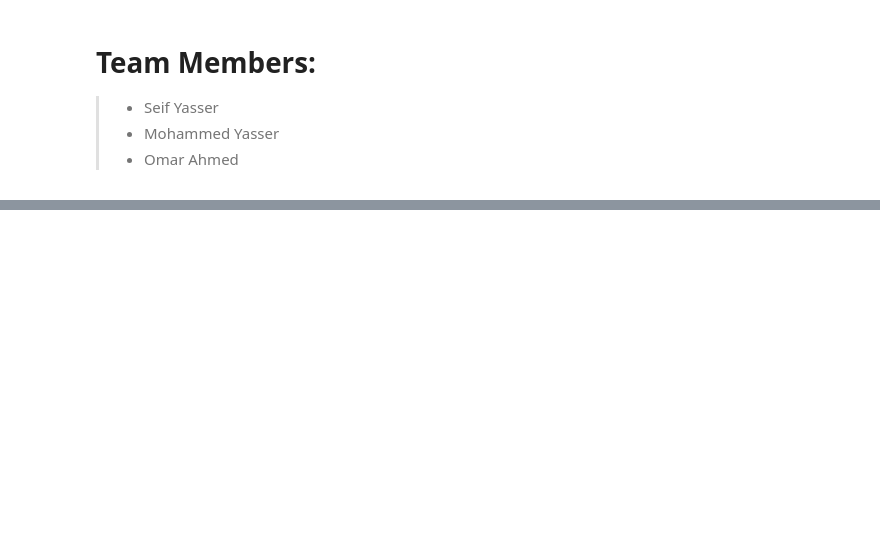
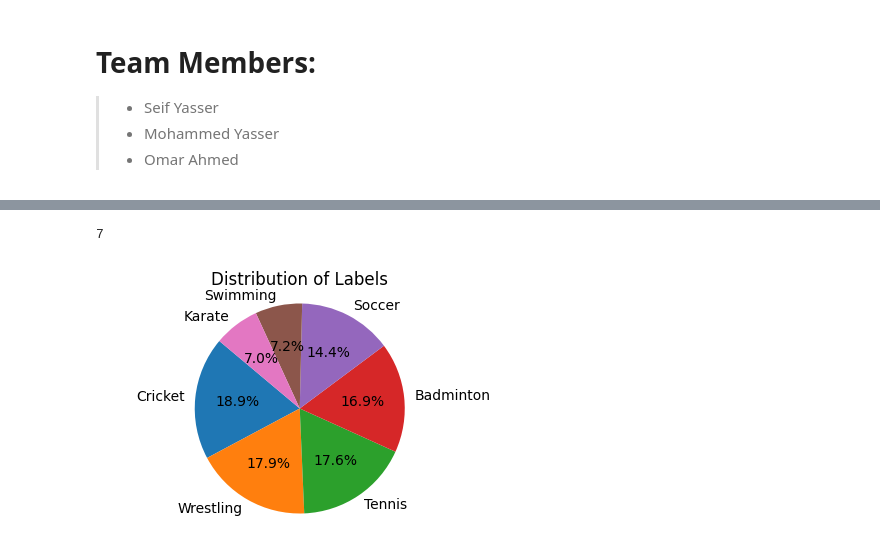
Before and after one commit to Seif-Yasser-Ahmed/Sports-Image-Classification, a Jupyter notebook: notebooks/main.ipynb, the cells around one changed output, grey strips where cells are left out. Saved outputs shown, nothing was run; the diff lists cells and outputs as text; code cells hidden in the pictures; blank space fills up the shorter version.

```diff
--- a/notebooks/main.ipynb
+++ b/notebooks/main.ipynb
@@ -38,2 +68,3 @@ class Dataset(torch.utils.data.Dataset):
 # %%
-csv_path= os.path.join(dataset_path, 'train.csv')
+train_csv_path= os.path.join(dataset_path, 'train.csv')
+test_csv_path= os.path.join(dataset_path, 'test.csv')
@@ -47,0 +71,16 @@ test_dataset = Dataset(csv_file=csv_path, file_path=dataset_path, split='test',
+# %%
+data_csv = pd.read_csv(train_csv_path)
+# %%
+data_csv['label'].nunique() # 7 classes
+# %% [output]
+7
+# %%
+label_counts = data_csv['label'].value_counts()
+# %%
+plt.figure(figsize=(5, 3))
+plt.pie(label_counts, labels=label_counts.index, autopct='%1.1f%%', startangle=140)
+plt.title('Distribution of Labels')
+plt.axis('equal')
+plt.show()
+# %% [output]
+[figure, added]
```
Also changed, not shown: parts of 34 cells of this notebook, 13 other files.
